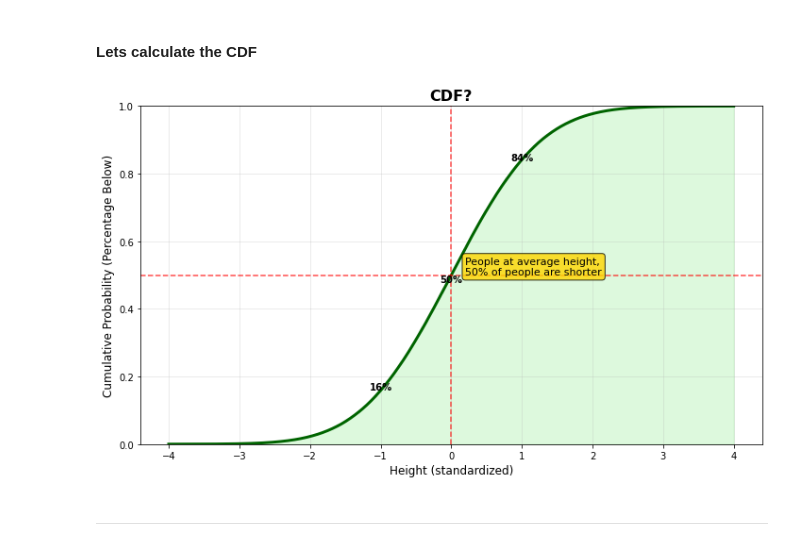
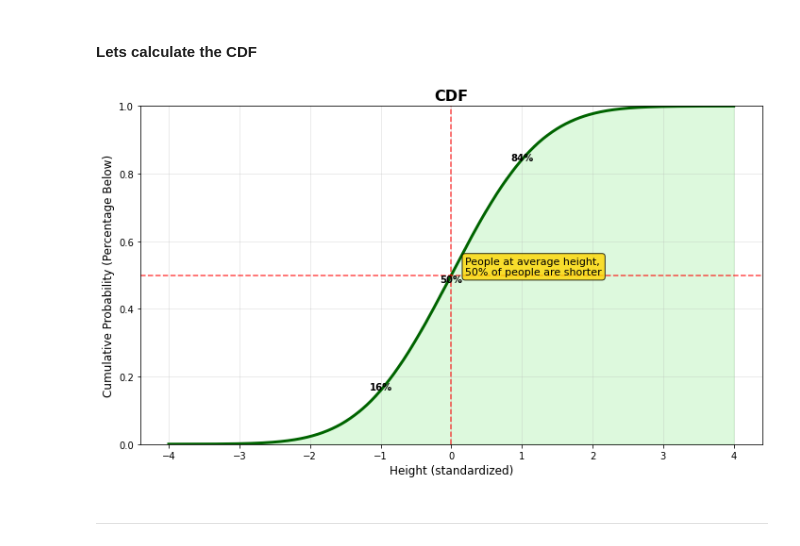
Before and after one commit to vivekagarwal14/Causal-Inference-Fall-2025--Recitation, a Jupyter notebook: recitation/Lab1_intro.ipynb, the cells around one changed output. Saved outputs shown, nothing was run; the diff lists cells and outputs as text; code cells hidden in the pictures.

```diff
--- a/recitation/Lab1_intro.ipynb
+++ b/recitation/Lab1_intro.ipynb
@@ -232,35 +232,35 @@ plt.figure(figsize=(10, 6))
 #x = np.linspace(-4, 4, 1000) as simulated in above code block
 y_cdf = norm.cdf(x, 0, 1)
 
 # Plot CDF
 plt.plot(x, y_cdf, linewidth=3, color='darkgreen', label='Cumulative Distribution')
 plt.fill_between(x, y_cdf, alpha=0.3, color='lightgreen')
 plt.grid(True, alpha=0.3)
 
-plt.title('CDF?', fontsize=16, fontweight='bold')
+plt.title('CDF', fontsize=16, fontweight='bold')
 plt.xlabel('Height (standardized)', fontsize=12)
 plt.ylabel('Cumulative Probability (Percentage Below)', fontsize=12)
 
 
 plt.axhline(0.5, color='red', linestyle='--', alpha=0.7)
 plt.axvline(0, color='red', linestyle='--', alpha=0.7)
 
 
 plt.text(0.2, 0.5, 'People at average height,\n50% of people are shorter',
          ha='left', fontsize=11,
          bbox=dict(boxstyle='round', facecolor='gold', alpha=0.8))
 
 
 plt.text(-1, 0.16, '16%', fontsize=10, ha='center', weight='bold')
 plt.text(0, 0.48, '50%', fontsize=10, ha='center', weight='bold')
 plt.text(1, 0.84, '84%', fontsize=10, ha='center', weight='bold')
 
 
 plt.ylim(0, 1)
 plt.tight_layout()
 plt.show()
 # %% [output]
-[figure, old version]
+[figure, new version]
 # %% [markdown]
 ---
 # %% [markdown]
```
Also changed, not shown: parts of 7 cells of this notebook.
